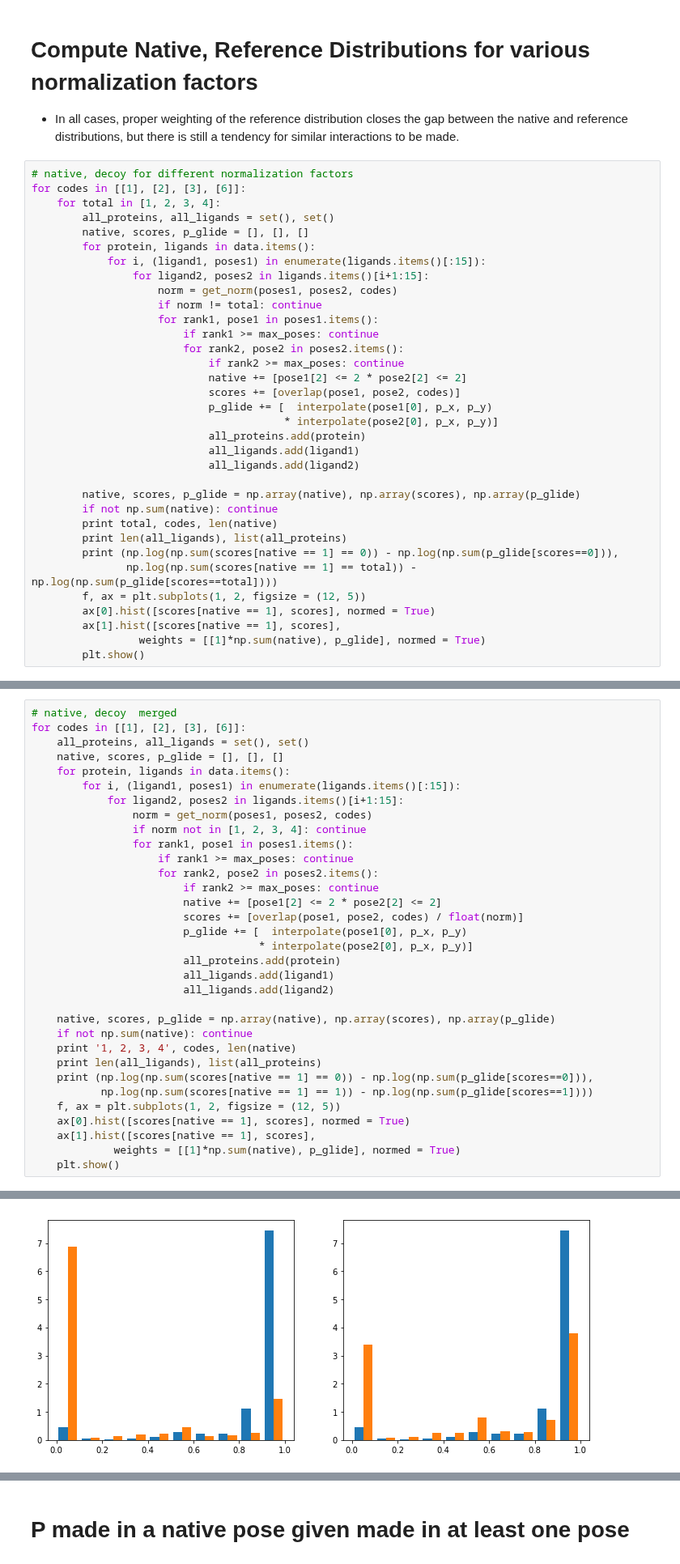
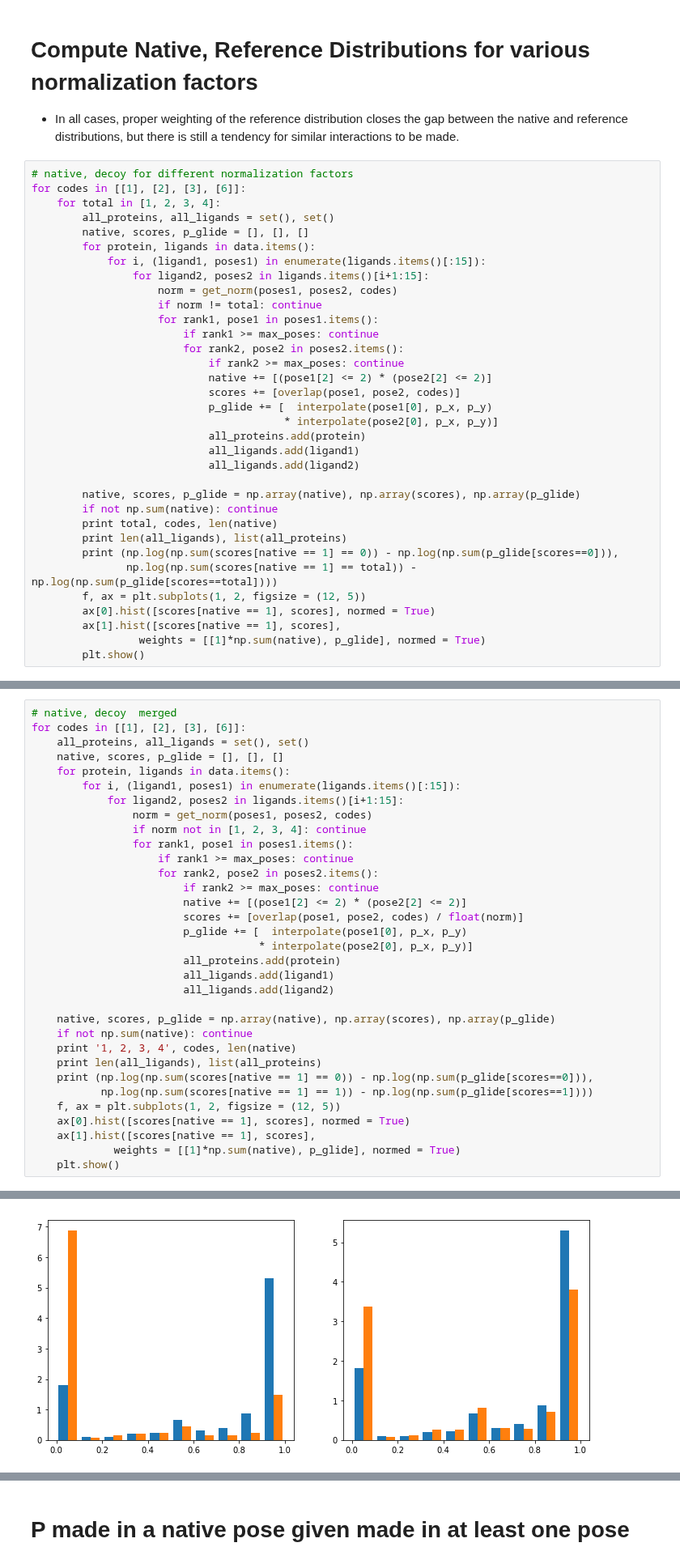
Before and after one commit to orangese/combind_multistruct_benchmarking, a Jupyter notebook: notebooks/HBond scoring.ipynb, the cells around one changed output, grey strips where cells are left out. Shown at 81% size. Saved outputs shown, nothing was run; the diff lists cells and outputs as text.

```diff
--- a/notebooks/HBond scoring.ipynb
+++ b/notebooks/HBond scoring.ipynb
@@ -176,7 +176,7 @@ for codes in [[1], [2], [3], [6]]:
                         if rank1 >= max_poses: continue
                         for rank2, pose2 in poses2.items():
                             if rank2 >= max_poses: continue
-                            native += [pose1[2] <= 2 * pose2[2] <= 2]
+                            native += [(pose1[2] <= 2) * (pose2[2] <= 2)]
                             scores += [overlap(pose1, pose2, codes)]
                             p_glide += [  interpolate(pose1[0], p_x, p_y)
                                         * interpolate(pose2[0], p_x, p_y)]
@@ -235,7 +235,7 @@ for codes in [[1], [2], [3], [6]]:
                     if rank1 >= max_poses: continue
                     for rank2, pose2 in poses2.items():
                         if rank2 >= max_poses: continue
-                        native += [pose1[2] <= 2 * pose2[2] <= 2]
+                        native += [(pose1[2] <= 2) * (pose2[2] <= 2)]
                         scores += [overlap(pose1, pose2, codes) / float(norm)]
                         p_glide += [  interpolate(pose1[0], p_x, p_y)
                                     * interpolate(pose2[0], p_x, p_y)]
@@ -265,3 +265,3 @@ for codes in [[1], [2], [3], [6]]:
-[figure, old version]
+[figure, new version]
 1, 2, 3, 4 [3] 2288739
 353 ['P00489', 'A2AR', 'PLK1', 'SMO', 'ERA', 'M3', 'P07900', 'P18031', 'P56817', 'O60885', 'MEK1', 'JAK2', 'P00742', 'DTRANSP', 'P00749', 'P00760', 'B2AR', 'GCR', 'P24941', 'STRANSP', 'VITD', 'P00734' ...
```
Also changed, not shown: parts of 5 cells of this notebook, 1 other file.
